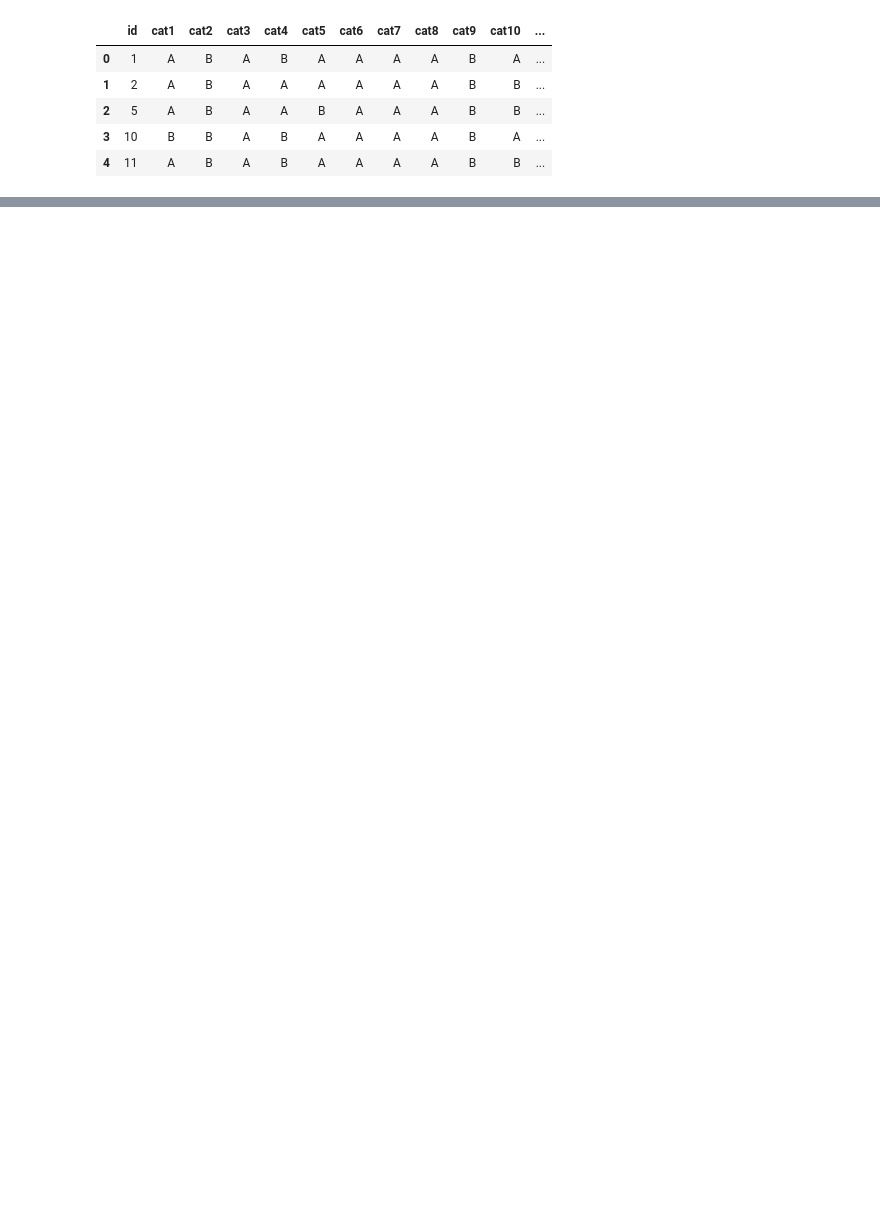
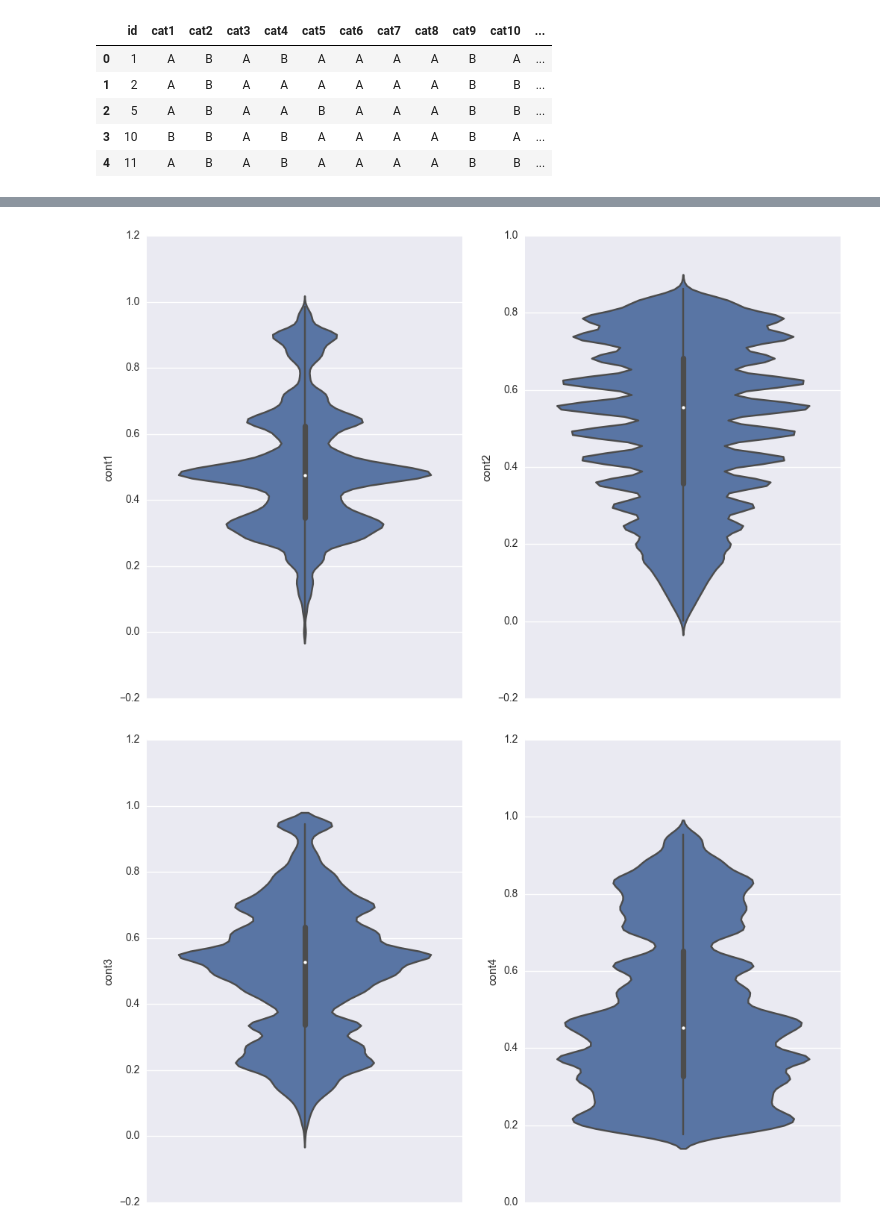
Before and after one commit to margaretpearce/allstate_kaggle, a Jupyter notebook: kernel.ipynb, the cells around one changed output, grey strips where cells are left out. Cells and saved outputs as stored; diff of their text form; code cells hidden in the pictures; blank space fills up the shorter version.

```diff
--- a/kernel.ipynb
+++ b/kernel.ipynb
@@ -23,0 +96,24 @@ test_data.drop("id", axis=1, inplace=True)
+# %%
+train_data["loss"] = np.log1p(train_data["loss"])
+# %%
+# Let's look at violin plots of the other continuous features
+
+# Feature numbers 116 - 131
+continuous_data = train_data.iloc[:, 116:]
+
+# Get column names
+continuous_cols = continuous_data.columns
+
+# Plot in a 7x2 grid
+n_cols = 2
+n_rows = 7
+
+for r in range(n_rows):
+    fg,ax = plt.subplots(nrows=1, ncols=n_cols, figsize=(12, 8))
+    for c in range(n_cols):
+        sns.violinplot(data=continuous_data, y=continuous_cols[r*n_cols+c], ax=ax[c])
+
+plt.show()
+# %% [output]
+[figure, added]
+[figure, added]
```
Also changed, not shown: parts of 10 cells of this notebook.
